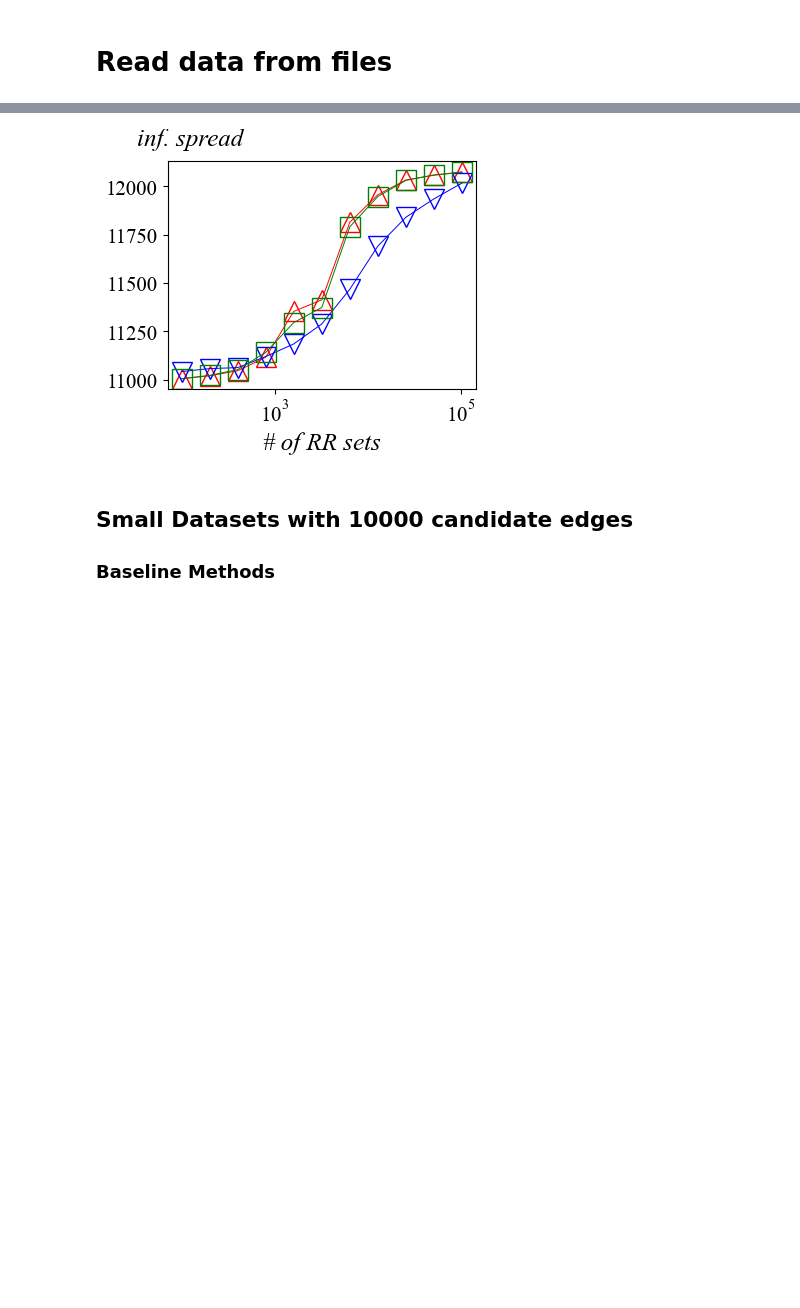
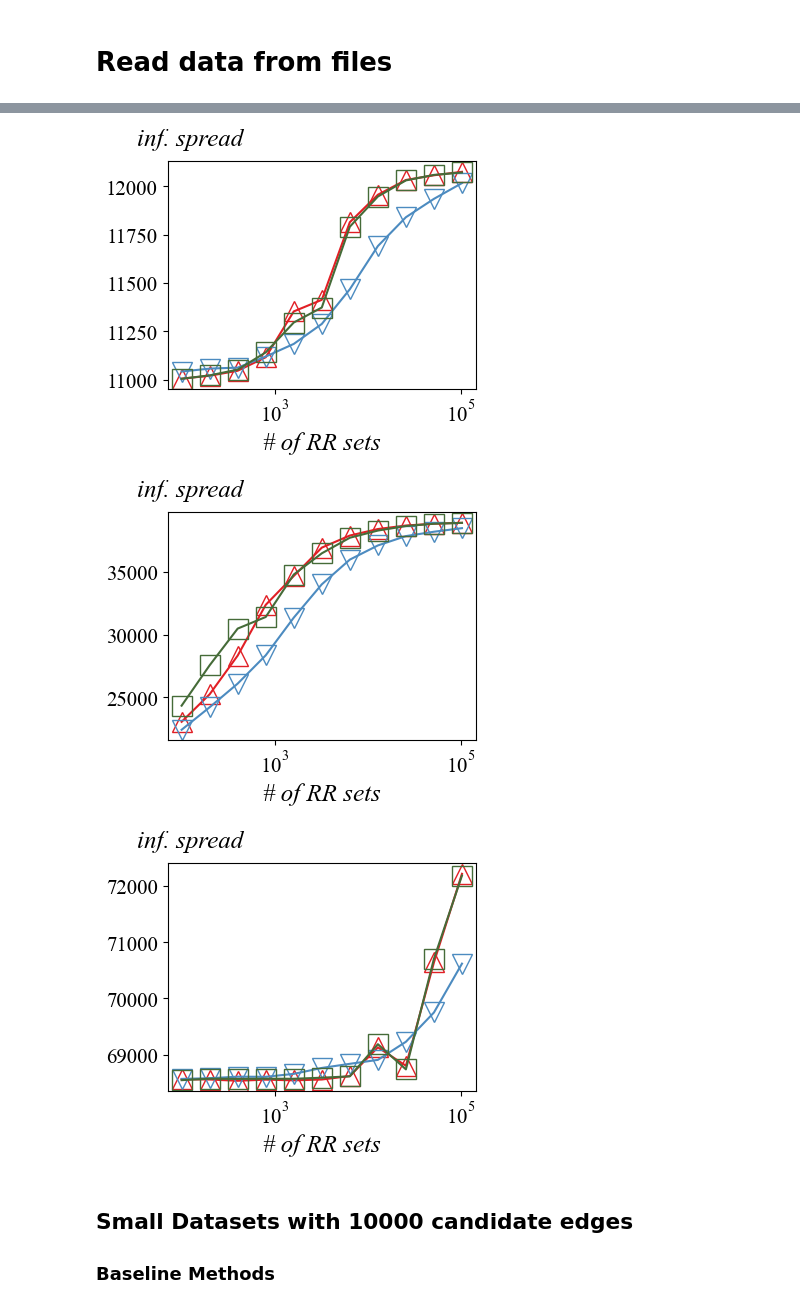
Before and after one commit to chenxlong3/AISPAC, a Jupyter notebook: data_process.ipynb, the cells around one changed output, grey strips where cells are left out. Cells and saved outputs as stored; diff of their text form; code cells hidden in the pictures; blank space fills up the shorter version.

Commit message:
visualization and process

```diff
--- a/data_process.ipynb
+++ b/data_process.ipynb
@@ -410,28 +1213,62 @@ plot_lines(np.array(inf_RRsets_orkut_list) / 100000,
 # %%
-inf_RRsets_epin_dict = get_inf_numRRsets_of_one_dataset("Epinions", list(range(2021, 2032)), ["AISPAC", "AugIM", "AIS"], seed_mode="OUTDEG")
+setting_dict = {
+    "seed_mode":"OUTDEG",
+    "k_edges":50
+}
+inf_RRsets_epin_dict = get_inf_numRRsets_of_one_dataset("Epinions", list(range(2021, 2032)), ["AISPAC", "AugIM", "AIS"], settings=setting_dict)
 inf_RRsets_epin_list = np.array(list(inf_RRsets_epin_dict.values()))
 
-# inf_RRsets_DBLP_dict = get_inf_numRRsets_of_one_dataset("DBLP", list(range(2021, 2032)), ["AISPAC", "AugIM", "AIS"], seed_mode="OUTDEG")
-# inf_RRsets_DBLP_list = np.array(list(inf_RRsets_DBLP_dict.values()))
+inf_RRsets_DBLP_dict = get_inf_numRRsets_of_one_dataset("DBLP", list(range(2021, 2032)), ["AISPAC", "AugIM", "AIS"], settings=setting_dict)
+inf_RRsets_DBLP_list = np.array(list(inf_RRsets_DBLP_dict.values()))
 
-# inf_RRsets_LJ_dict = get_inf_numRRsets_of_one_dataset("LJ", list(range(2021, 2032)), ["AISPAC", "AugIM", "AIS"], seed_mode="OUTDEG")
-# inf_RRsets_LJ_list = np.array(list(inf_RRsets_LJ_dict.values()))
+inf_RRsets_LJ_dict = get_inf_numRRsets_of_one_dataset("LJ", list(range(2021, 2032)), ["AISPAC", "AugIM", "AIS"], settings=setting_dict)
+inf_RRsets_LJ_list = np.array(list(inf_RRsets_LJ_dict.values()))
 # %%
 plot_lines(inf_RRsets_epin_list,
            line_labels=["AISPAC", "AugIM", "AIS"],
            x_axis=NUM_RR,
            ms=MARKER_SIZE,
            x_label="# of RR sets",
            y_label="inf. spread",
            tick_size=TICK_SIZE,
            label_size=LABEL_SIZE,
            fig_size=FIG_SIZE,
            y_label_pos=[-0.1, 1.1],
            x_logscale=True,
-           save_path="./figs/inf_numRR_RAND_epin.pdf"
+           save_path="./figs/inf_numRR_OUTDEG_epin.pdf"
            )
+
+plot_lines(inf_RRsets_DBLP_list,
+           line_labels=["AISPAC", "AugIM", "AIS"],
+           x_axis=NUM_RR,
+           ms=MARKER_SIZE,
+           x_label="# of RR sets",
+           y_label="inf. spread",
+           tick_size=TICK_SIZE,
+           label_size=LABEL_SIZE,
+           fig_size=FIG_SIZE,
+           y_label_pos=[-0.1, 1.1],
+           x_logscale=True,
+           save_path="./figs/inf_numRR_OUTDEG_dblp.pdf"
+           )
+
+plot_lines(inf_RRsets_LJ_list,
+           line_labels=["AISPAC", "AugIM", "AIS"],
+           x_axis=NUM_RR,
+           ms=MARKER_SIZE,
+           x_label="# of RR sets",
+           y_label="inf. spread",
+           tick_size=TICK_SIZE,
+           label_size=LABEL_SIZE,
+           fig_size=FIG_SIZE,
+           y_label_pos=[-0.1, 1.1],
+           x_logscale=True,
+           save_path="./figs/inf_numRR_OUTDEG_LJ.pdf"
+           )
 # %% [output]
-[figure, old version]
+[figure, new version]
+[figure, added]
+[figure, added]
 # %% [markdown]
 ## Small Datasets with 10000 candidate edges
 ### Baseline Methods
```
Also changed, not shown: parts of 32 cells of this notebook.
